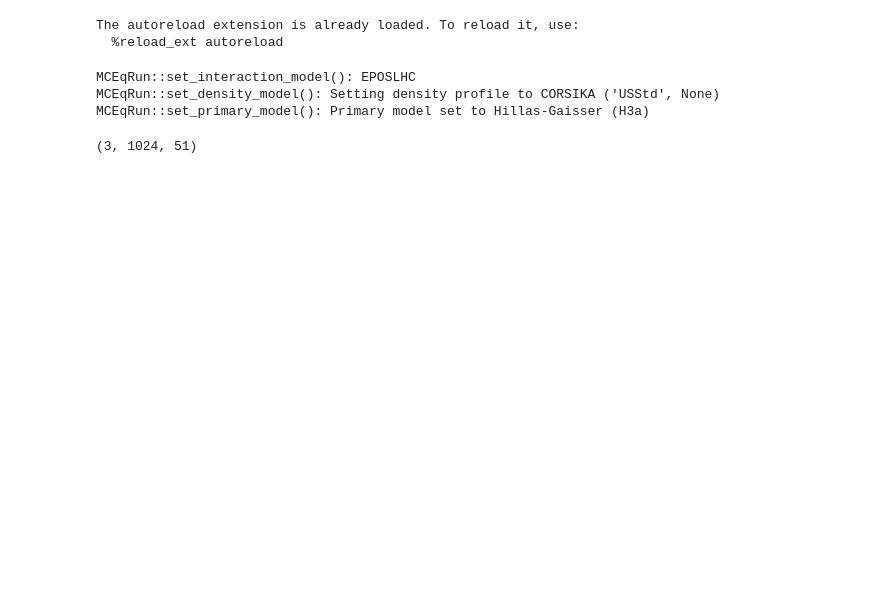
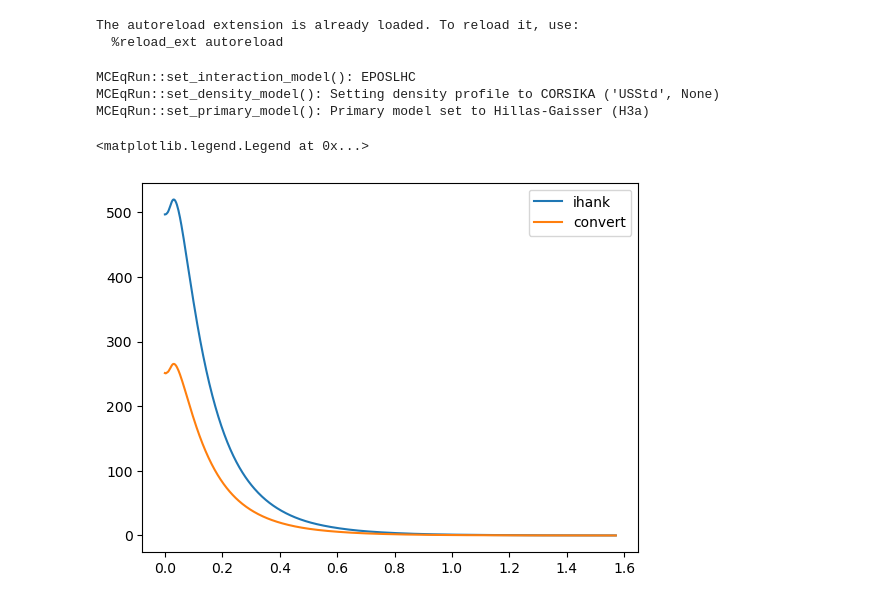
Before and after one commit to jncots/xmax_sigma, a Jupyter notebook: flincpy/scripts_01/optimize_int/test_mceq_ihank.ipynb, the cells around one changed output. Cells and saved outputs as stored; diff of their text form; code cells hidden in the pictures; blank space fills up the shorter version.

```diff
--- a/flincpy/scripts_01/optimize_int/test_mceq_ihank.ipynb
+++ b/flincpy/scripts_01/optimize_int/test_mceq_ihank.ipynb
@@ -34,5 +41,8 @@ k_grid, hankel_amp_part, theta_grid, theta_distr_part = mceq_hankel.ihankel([(14
-# %%
-theta_distr_part[0].shape
-# %% [output]
-(3, 1024, 51)
+# %%
+plt.plot(theta_grid, theta_distr_part[0][0, :, 5] + theta_distr_part[1][0, :, 5], label = "ihank")
+plt.plot(res0[2], res0[3][0][5][:], label = "convert")
+plt.legend()
+# %% [output]
+<matplotlib.legend.Legend at 0x...>
+[figure, added]
 # %%
```
Also changed, not shown: parts of 3 cells of this notebook, 4 other files.
